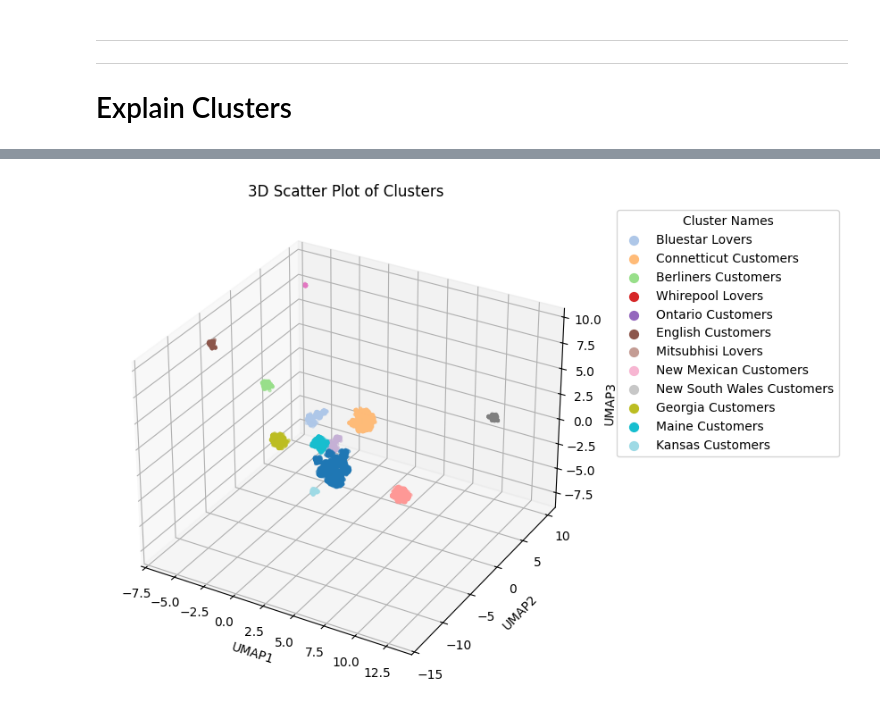
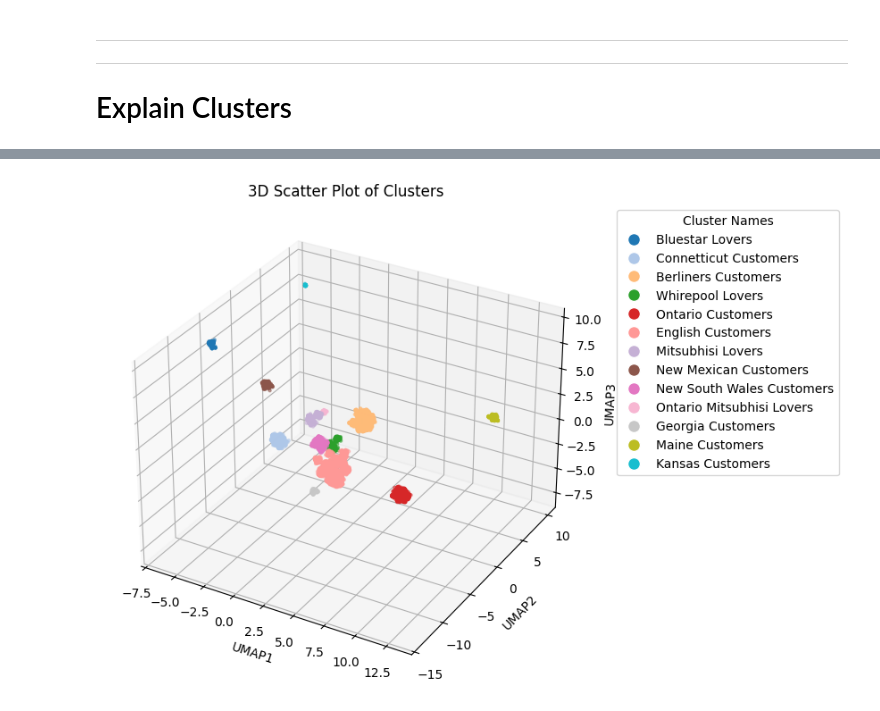
Before and after one commit to stefanofranzini/customer-analytics, a Jupyter notebook: 01-customer-segmentation/00_clustering-analysis.ipynb, the cells around one changed output, grey strips where cells are left out. Saved outputs shown, nothing was run; the diff lists cells and outputs as text; code cells hidden in the pictures.

```diff
--- a/01-customer-segmentation/00_clustering-analysis.ipynb
+++ b/01-customer-segmentation/00_clustering-analysis.ipynb
@@ -435,7 +435,7 @@ scores = []
 
 data_to_cluster = df_sampled[['UMAP1', 'UMAP2', 'UMAP3']]
 
-for scale in np.linspace(0.1,5,20)[::-1]:
+for scale in np.linspace(0.1,2,20)[::-1]:
 
     dbscan = DBSCAN(eps=scale, min_samples=10)  # Adjust eps and min_samples as needed
     dbscan_labels += [dbscan.fit_predict(data_to_cluster)]
@@ -591,3 +595,5 @@ plt.show()
+# %%
+df_sampled['Cluster'] = df_sampled['DBSCAN_Cluster_UMAP']
 # %% [markdown]
 ---
 
@@ -646,2 +634,0 @@ df_aggregated_ = df_aggregated_.merge(df_customer,on='Customer_ID')
-# %%
-df_sampled['Cluster'] = df_sampled['Hierarchical_Cluster_UMAP']
@@ -729,37 +713,57 @@ cluster_names = {
 
 df_sampled['Cluster_Name'] = df_sampled['Cluster'].astype(str).replace(cluster_names)
 # %%
+# Assuming df_sampled is already defined and contains the necessary columns
 fig = plt.figure(figsize=(10, 7))
 ax = fig.add_subplot(111, projection='3d')
 
 x = df_sampled['UMAP1']
 y = df_sampled['UMAP2']
 z = df_sampled['UMAP3']
 labels = df_sampled['Cluster']  # This contains the cluster number for each point
 cluster_names = df_sampled['Cluster_Name'].unique()  # Extract unique cluster names
 
-# Create the scatter plot
-scatter = ax.scatter(x, y, z, c=labels, cmap='tab20', s=5, alpha=0.5)
+# Use the same colormap
+cmap = plt.cm.tab20
+
+# Plot each cluster separately
+handles = []
+for i, cluster_name in enumerate(cluster_names):
+    # Filter the data for the current cluster
+    cluster_data = df_sampled[df_sampled['Cluster_Name'] == cluster_name]
+
+    # Assign a specific color to the cluster
+    color = cmap((i) / len(cluster_names))
+
+    # Plot the cluster points
+    ax.scatter(
+        cluster_data['UMAP1'],
+        cluster_data['UMAP2'],
+        cluster_data['UMAP3'],
+        c=[color],
+        label=cluster_name,
+        s=5,
+        alpha=0.5
+    )
+
+    # Add to legend handles
+    handle = plt.Line2D([0], [0], marker='o', color='w', markerfacecolor=color, markersize=10, label=cluster_name)
+    handles.append(handle)
 
 # Label axes
 ax.set_title('3D Scatter Plot of Clusters')
 ax.set_xlabel('UMAP1')
 ax.set_ylabel('UMAP2')
 ax.set_zlabel('UMAP3')
 
-# Create a custom legend
-# We will create a scatter plot with one point per cluster and associate it with its name
-for i, cluster_name in enumerate(cluster_names):
-    ax.scatter([], [], [], c=[plt.cm.tab20((i+1)/len(cluster_names))], label=cluster_name, s=50)
-
-# Add legend
-ax.legend(title="Cluster Names", bbox_to_anchor=(1.05, 1), loc='upper left')
+# Add the legend with the custom handles
+ax.legend(handles=handles, title="Cluster Names", bbox_to_anchor=(1.05, 1), loc='upper left')
 
 # Save and show the plot
-plt.savefig('artifacts/imgs/clustering_customerSegments.png', bbox_inches='tight')
+plt.savefig('artifacts/imgs/clustering.png', bbox_inches='tight')
 plt.show()
 # %% [output]
-[figure, old version]
+[figure, new version]
 # %%
 fig = plt.figure(figsize=(10, 7))
 ax = fig.add_subplot(111, projection='3d')
```
Also changed, not shown: parts of 16 cells of this notebook, 5 other files.
